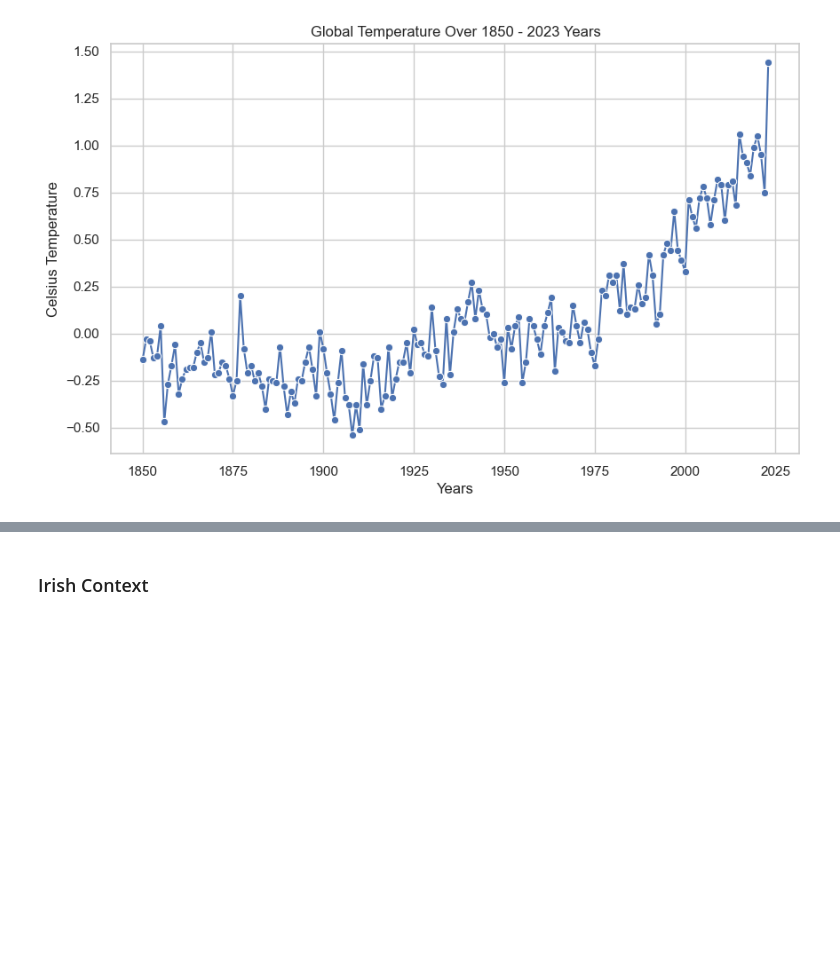
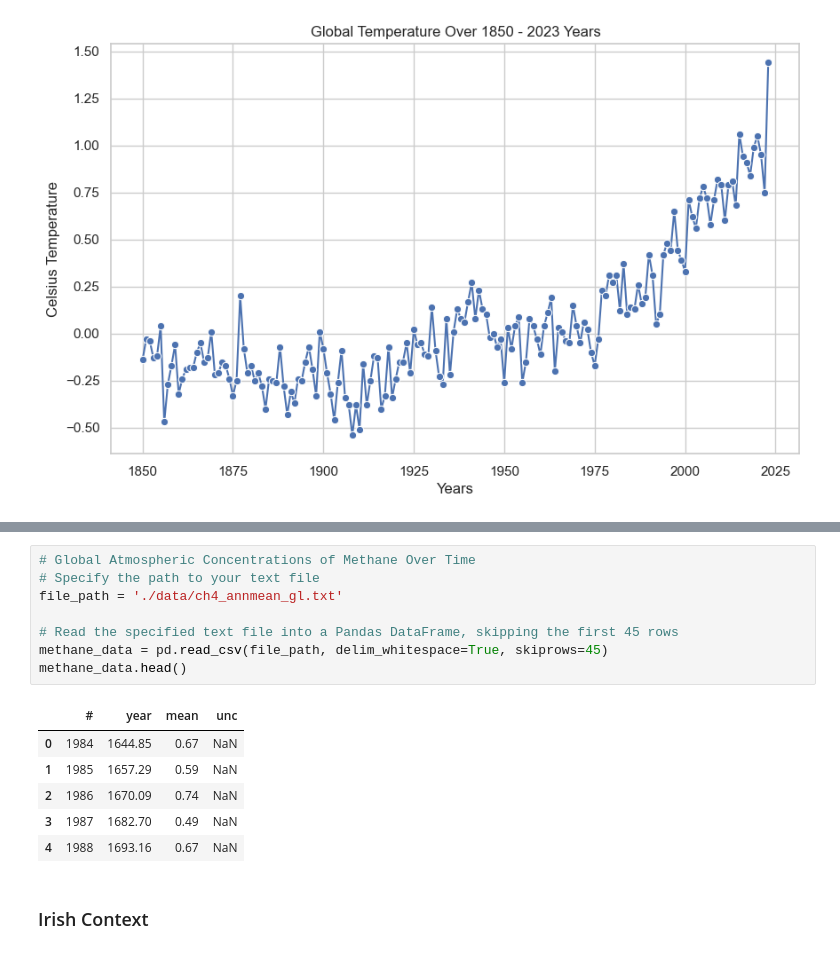
Before and after one commit to Sarahlouhast/Programming-for-Data-Analytics-Project-2, a Jupyter notebook: project.ipynb, the cells around one changed output, grey strips where cells are left out. Cells and saved outputs as stored; diff of their text form; blank space fills up the shorter version.

```diff
--- a/project.ipynb
+++ b/project.ipynb
@@ -578,3 +701,18 @@ plt.show()
+# %%
+# Global Atmospheric Concentrations of Methane Over Time
+# Specify the path to your text file
+file_path = './data/ch4_annmean_gl.txt'
+
+# Read the specified text file into a Pandas DataFrame, skipping the first 45 rows
+methane_data = pd.read_csv(file_path, delim_whitespace=True, skiprows=45)
+methane_data.head()
+# %% [output]
+|  | # | year | mean | unc |
+| 0 | 1984 | 1644.85 | 0.67 | NaN |
+| 1 | 1985 | 1657.29 | 0.59 | NaN |
+| 2 | 1986 | 1670.09 | 0.74 | NaN |
+| 3 | 1987 | 1682.70 | 0.49 | NaN |
+| 4 | 1988 | 1693.16 | 0.67 | NaN |
 # %% [markdown]
 ### Irish Context
 # %% [markdown]
```
Also changed, not shown: parts of 15 cells of this notebook, 2 other files.
